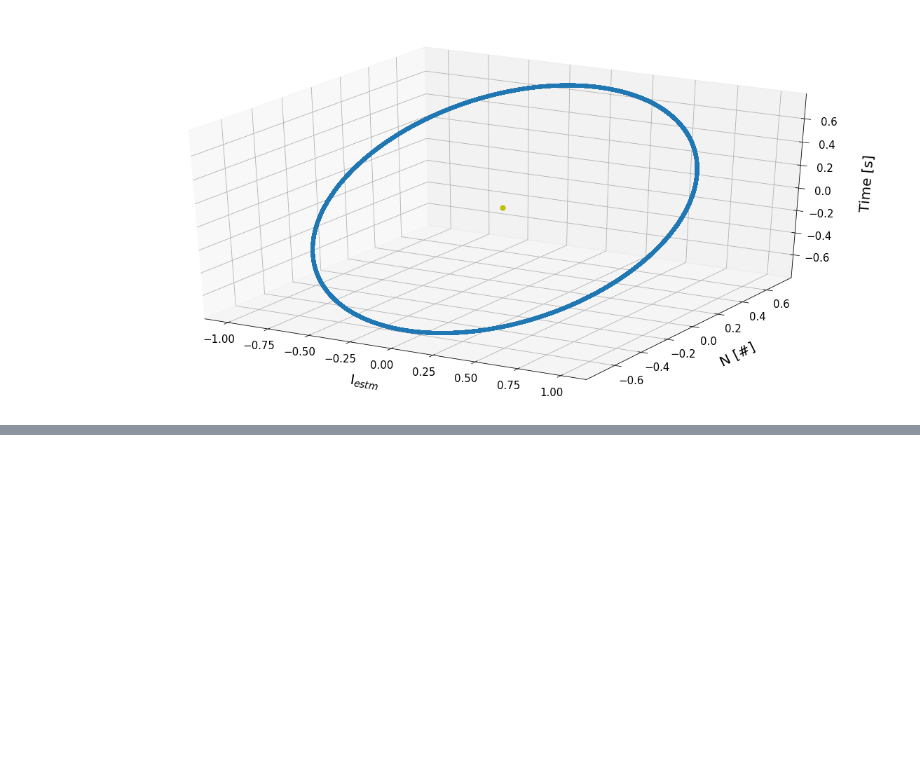
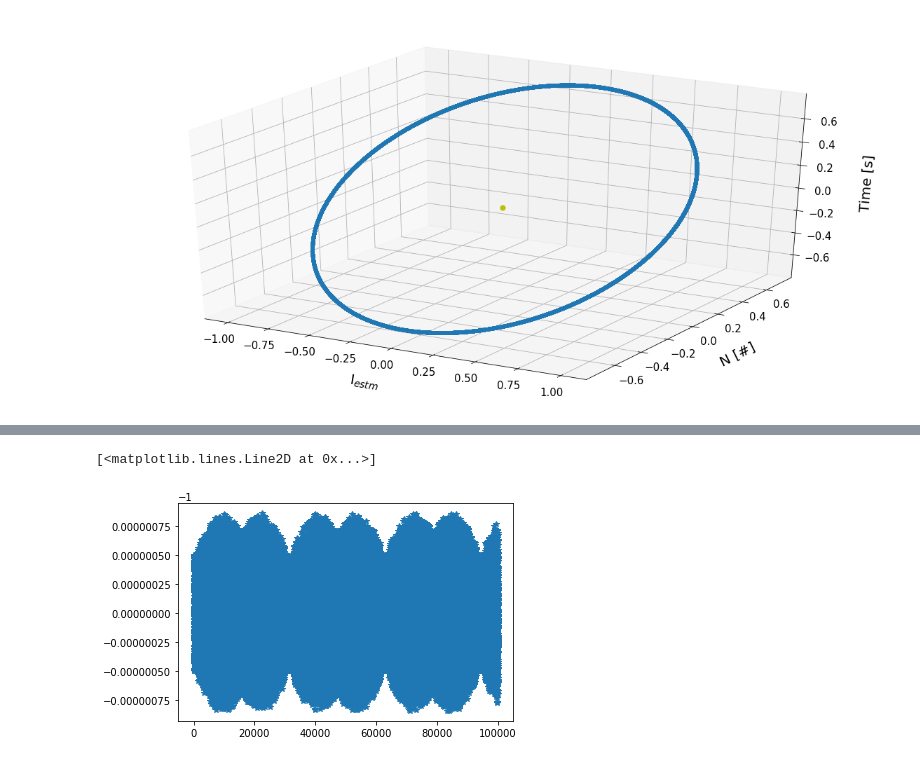
Before and after one commit to OlineRanum/FYS3150, a Jupyter notebook: Project_5/Results/5A.ipynb, the cells around one changed output, grey strips where cells are left out. Cells and saved outputs as stored; diff of their text form; code cells hidden in the pictures; blank space fills up the shorter version.

```diff
--- a/Project_5/Results/5A.ipynb
+++ b/Project_5/Results/5A.ipynb
@@ -71,0 +106,5 @@ plt.plot(x,y)
+# %%
+plt.plot(U, '*')
+# %% [output]
+[<matplotlib.lines.Line2D at 0x...>]
+[figure, added]
```
Also changed, not shown: parts of 8 cells of this notebook, 14 other files.
